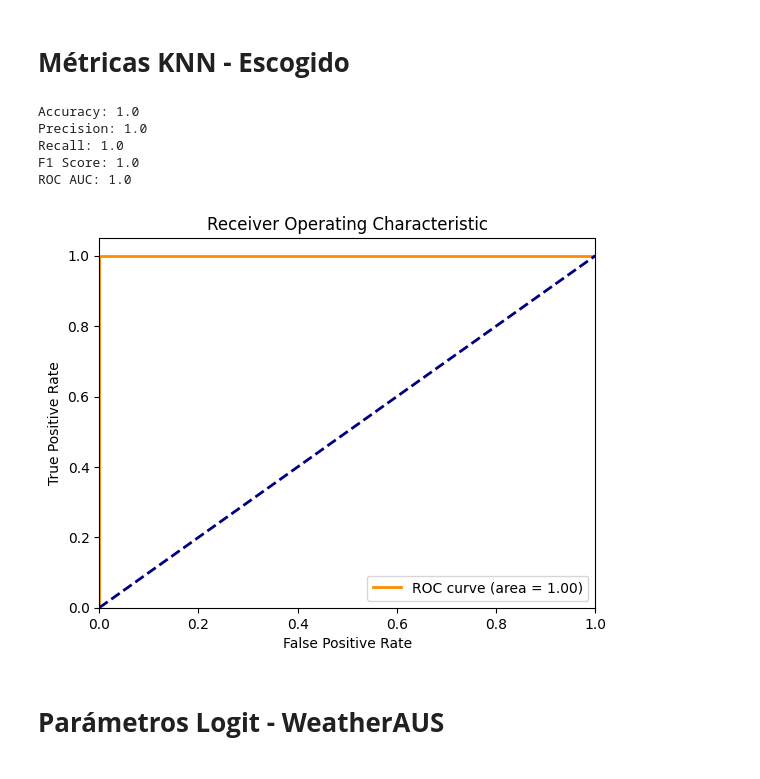
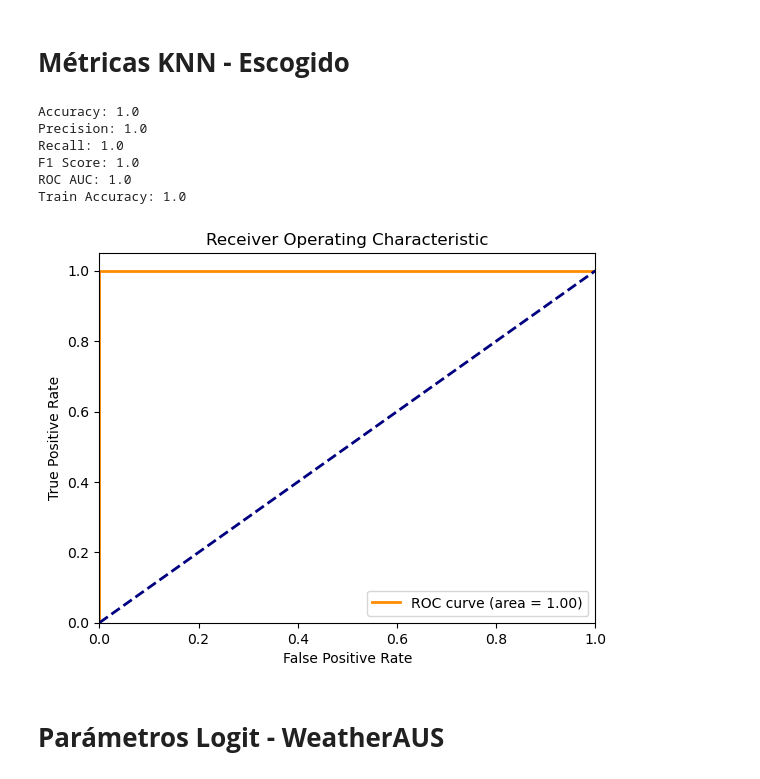
Before and after one commit to cuadriante/P1_Patrones, a Jupyter notebook: main_project.ipynb, the cells around one changed output. Drawn from its saved outputs; the diff is of its cells as text; code cells hidden in the pictures.

```diff
--- a/main_project.ipynb
+++ b/main_project.ipynb
@@ -628,37 +633,41 @@ print(accuracy_score(ESy_test.to_numpy(), predict3))
 # %% [markdown]
 # **Métricas KNN - Escogido**
 # %%
-accuracy = accuracy_score(ESy_test, predict3)
+accuracy = accuracy_score(ESy_test.to_numpy(), predict3) # to_numpy o no?
 precision = precision_score(ESy_test, predict3)
 recall = recall_score(ESy_test, predict3)
 fonescore = f1_score(ESy_test, predict3)
 roc_auc = roc_auc_score(ESy_test, predict3)
+
+train_predict = distance_classifier_1.predict(ESX_train)
+train_accuracy = accuracy_score(ESy_train, train_predict)
 
 print("Accuracy: "+str(accuracy))
 print("Precision: "+str(precision))
 print("Recall: "+str(recall))
 print("F1 Score: "+str(fonescore))
 print("ROC AUC: "+str(roc_auc))
-
+print("Train Accuracy: "+str(train_accuracy))
 fpr, tpr, thresholds = roc_curve(ESy_test, predict3)
 
 plt.figure()
 plt.plot(fpr, tpr, color='darkorange', lw=2, label='ROC curve (area = {:.2f})'.format(roc_auc))
 plt.plot([0, 1], [0, 1], color='navy', lw=2, linestyle='--')
 plt.xlim([0.0, 1.0])
 plt.ylim([0.0, 1.05])
 plt.xlabel('False Positive Rate')
 plt.ylabel('True Positive Rate')
 plt.title('Receiver Operating Characteristic')
 plt.legend(loc='lower right')
 plt.show()
 # %% [output]
 Accuracy: 1.0
 Precision: 1.0
 Recall: 1.0
 F1 Score: 1.0
 ROC AUC: 1.0
+Train Accuracy: 1.0
-[figure, old version]
+[figure, new version]
 # %% [markdown]
 # **Parámetros Logit - WeatherAUS**
 # %%
```
Also changed, not shown: parts of 10 cells of this notebook.
